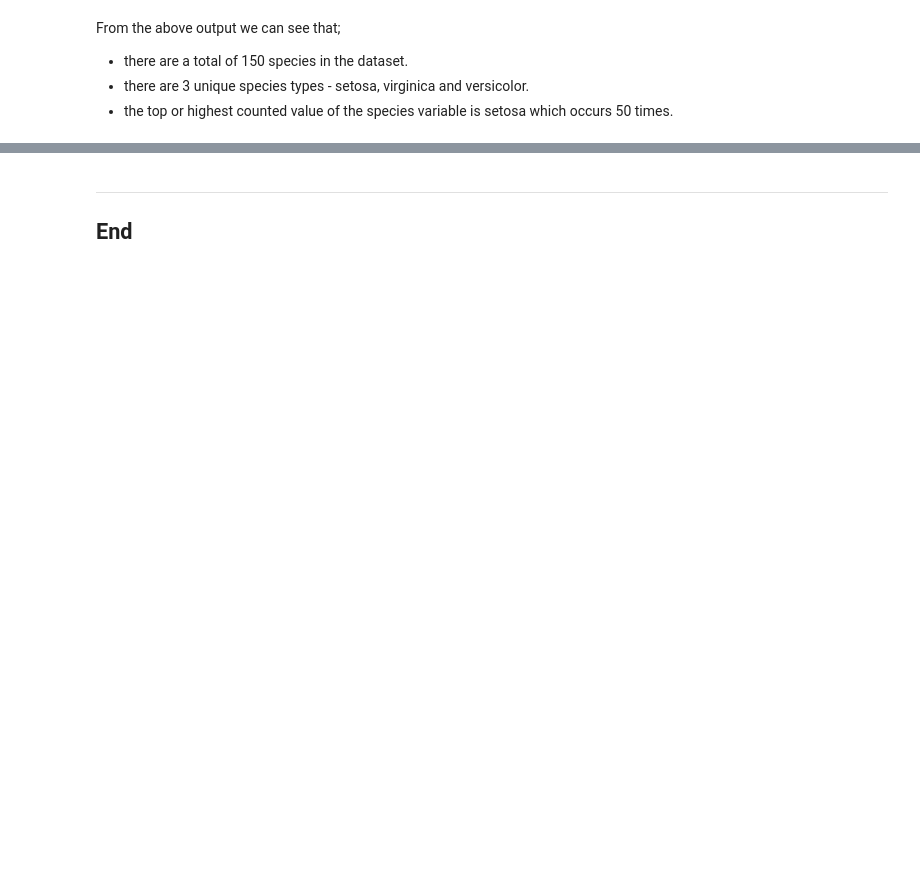
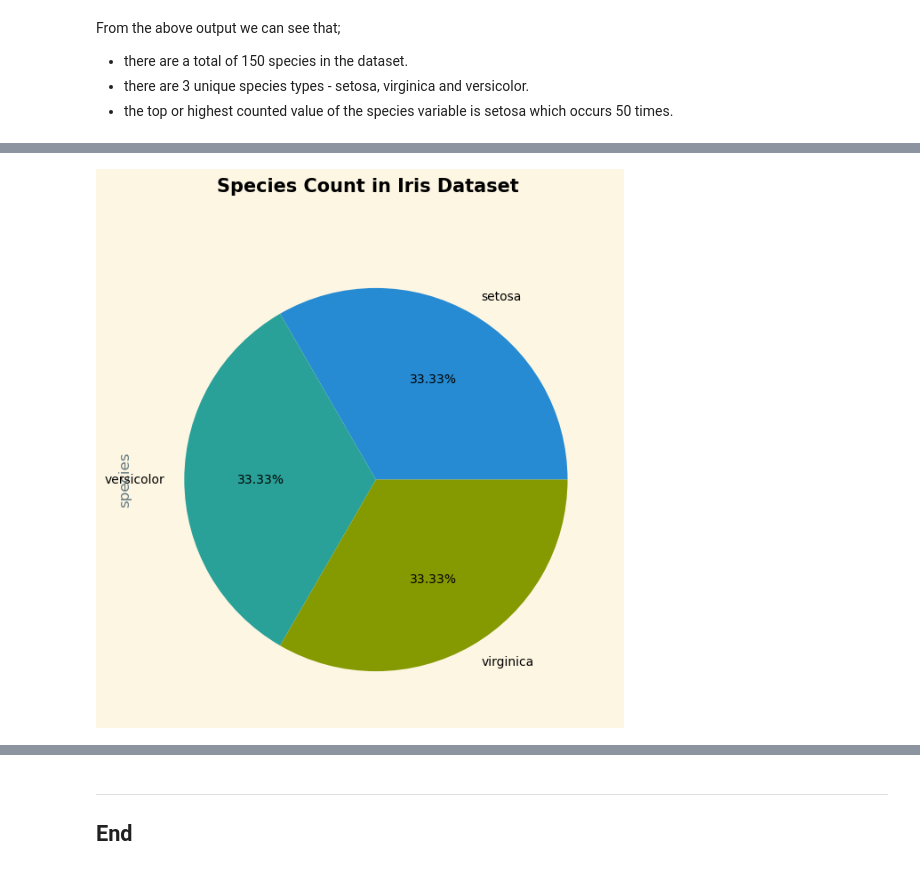
Before and after one commit to lgrealish/foda23, a Jupyter notebook: project.ipynb, the cells around one changed output, grey strips where cells are left out. Cells and saved outputs as stored; diff of their text form; code cells hidden in the pictures; blank space fills up the shorter version.

```diff
--- a/project.ipynb
+++ b/project.ipynb
@@ -300 +385,11 @@ Maximum: 2.5
+# %%
+fig, ax = plt.subplots(figsize=(7,7))
+
+# plot the pie chart of the sex variable in the dataset
+species = df['species'].value_counts()
+species.plot(kind='pie',autopct="%.2f%%")
+plt.suptitle('Species Count in Iris Dataset', fontweight ="bold", fontsize=15)
+plt.show()
+# %% [output]
+[figure, added]
 # %% [markdown]
```
Also changed, not shown: parts of 27 cells of this notebook.
